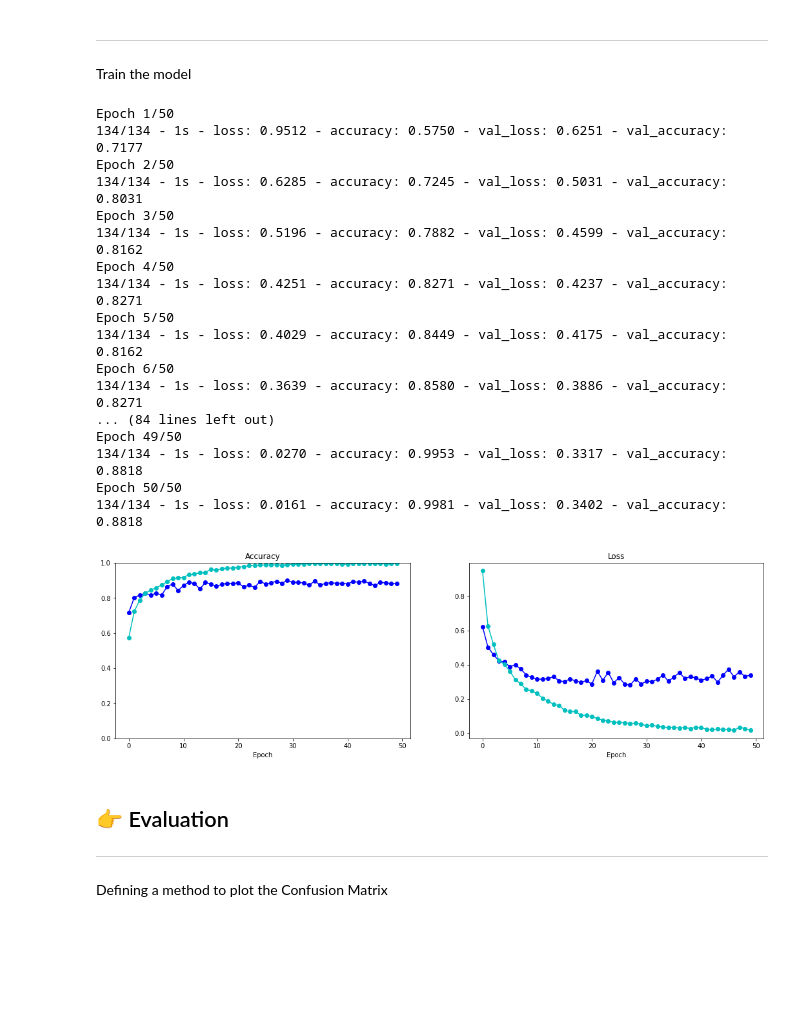
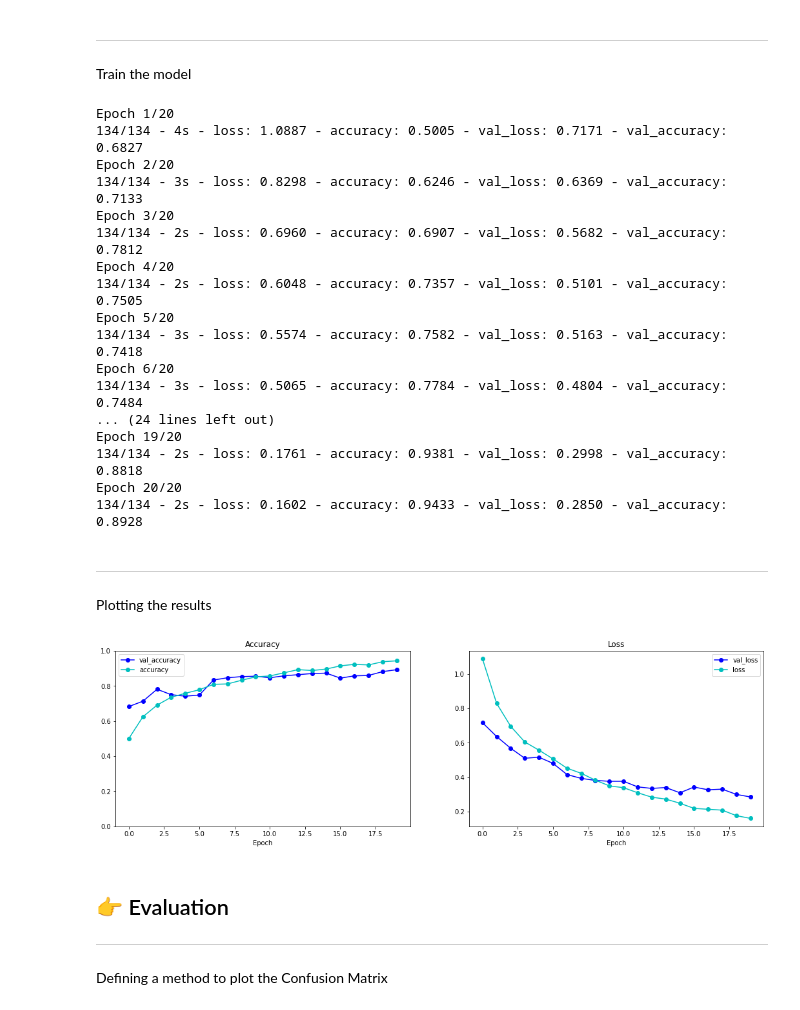
Before and after one commit to ggirlk/Brain_Cancer_Classification, a Jupyter notebook: notebook.ipynb, the cells around one changed output. Cells and saved outputs as stored; diff of their text form; code cells hidden in the pictures; blank space fills up the shorter version.

```diff
--- a/notebook.ipynb
+++ b/notebook.ipynb
@@ -330,10 +332,13 @@ masks = []
 labels = []
 i = 0
 for file in directs:
-    data = np.load(folder+file)
-    images.append(data["image"])
-    labels.append(data["label"])
-    i+=1
+    try:
+        data = np.load(folder+file)
+        images.append(data["image"])
+        labels.append(data["label"])
+        i+=1
+    except:
+        continue
 
 npimages = np.stack((images,), axis=-1)
 nplabels = np.asarray(labels)
@@ -373,10 +377,10 @@ def Model():
     """
     model = K.models.Sequential([
         K.layers.Flatten(),
+        K.layers.Dense(256, activation="relu"),
+        K.layers.Dropout(0.5),
         K.layers.Dense(128, activation="relu"),
         K.layers.Dropout(0.5),
-        #K.layers.Dense(32, activation="relu"),
-        #K.layers.Dropout(0.5),
         K.layers.Dense(4, activation="softmax")
     ])
 
@@ -393,56 +397,62 @@ Train the model
 # %%
 ### tf.random.set_seed(42)
 q_model = Model()
-"""checkpoint_path = "checkpoints/quantum.ckpt"
+checkpoint_path = "checkpoints/quantum.ckpt"
 checkpoint_dir = os.path.dirname(checkpoint_path)
 
 # Create a callback that saves the model's weights
 cp_callback = tf.keras.callbacks.ModelCheckpoint(filepath=checkpoint_path,
                                                  save_weights_only=True,
-                                                 verbose=1)"""
+                                                 verbose=0)
 
 q_history = q_model.fit(
     X_train,
     y_train,
     validation_data=(X_valid, y_valid),
     batch_size=16,
-    epochs=50,
+    epochs=20,
     verbose=2,
-    #callbacks=[cp_callback]
+    callbacks=[cp_callback]
 )
 # %% [output]
-Epoch 1/50
-134/134 - 1s - loss: 0.9512 - accuracy: 0.5750 - val_loss: 0.6251 - val_accuracy: 0.7177
-Epoch 2/50
-134/134 - 1s - loss: 0.6285 - accuracy: 0.7245 - val_loss: 0.5031 - val_accuracy: 0.8031
-Epoch 3/50
-134/134 - 1s - loss: 0.5196 - accuracy: 0.7882 - val_loss: 0.4599 - val_accuracy: 0.8162
-Epoch 4/50
-134/134 - 1s - loss: 0.4251 - accuracy: 0.8271 - val_loss: 0.4237 - val_accuracy: 0.8271
-Epoch 5/50
-134/134 - 1s - loss: 0.4029 - accuracy: 0.8449 - val_loss: 0.4175 - val_accuracy: 0.8162
-Epoch 6/50
-134/134 - 1s - loss: 0.3639 - accuracy: 0.8580 - val_loss: 0.3886 - val_accuracy: 0.8271
-... (84 lines left out)
-Epoch 49/50
-134/134 - 1s - loss: 0.0270 - accuracy: 0.9953 - val_loss: 0.3317 - val_accuracy: 0.8818
-Epoch 50/50
-134/134 - 1s - loss: 0.0161 - accuracy: 0.9981 - val_loss: 0.3402 - val_accuracy: 0.8818
+Epoch 1/20
+134/134 - 4s - loss: 1.0887 - accuracy: 0.5005 - val_loss: 0.7171 - val_accuracy: 0.6827
+Epoch 2/20
+134/134 - 3s - loss: 0.8298 - accuracy: 0.6246 - val_loss: 0.6369 - val_accuracy: 0.7133
+Epoch 3/20
+134/134 - 2s - loss: 0.6960 - accuracy: 0.6907 - val_loss: 0.5682 - val_accuracy: 0.7812
+Epoch 4/20
+134/134 - 2s - loss: 0.6048 - accuracy: 0.7357 - val_loss: 0.5101 - val_accuracy: 0.7505
+Epoch 5/20
+134/134 - 3s - loss: 0.5574 - accuracy: 0.7582 - val_loss: 0.5163 - val_accuracy: 0.7418
+Epoch 6/20
+134/134 - 3s - loss: 0.5065 - accuracy: 0.7784 - val_loss: 0.4804 - val_accuracy: 0.7484
+... (24 lines left out)
+Epoch 19/20
+134/134 - 2s - loss: 0.1761 - accuracy: 0.9381 - val_loss: 0.2998 - val_accuracy: 0.8818
+Epoch 20/20
+134/134 - 2s - loss: 0.1602 - accuracy: 0.9433 - val_loss: 0.2850 - val_accuracy: 0.8928
+# %% [markdown]
+<hr>
+
+Plotting the results
 # %%
 fig, (ax1, ax2) = plt.subplots(1, 2, figsize=(18, 5))
-ax1.plot(q_history.history["val_accuracy"], "-ob")
-ax1.plot(q_history.history["accuracy"], "-oc")
+ax1.plot(q_history.history["val_accuracy"], "-ob", label="val_accuracy")
+ax1.plot(q_history.history["accuracy"], "-oc", label="accuracy")
 ax1.set_ylim([0, 1])
 ax1.set_title("Accuracy")
 ax1.set_xlabel("Epoch")
+ax1.legend()
 
-ax2.plot(q_history.history["val_loss"], "-ob")
-ax2.plot(q_history.history["loss"], "-oc")
+ax2.plot(q_history.history["val_loss"], "-ob", label="val_loss")
+ax2.plot(q_history.history["loss"], "-oc", label="loss")
 ax2.set_title("Loss")
 ax2.set_xlabel("Epoch")
+ax2.legend()
 plt.show()
 # %% [output]
-[figure, old version]
+[figure, new version]
 # %% [markdown]
 ## 👉 Evaluation
 <hr>
```
Also changed, not shown: parts of 25 cells of this notebook.
